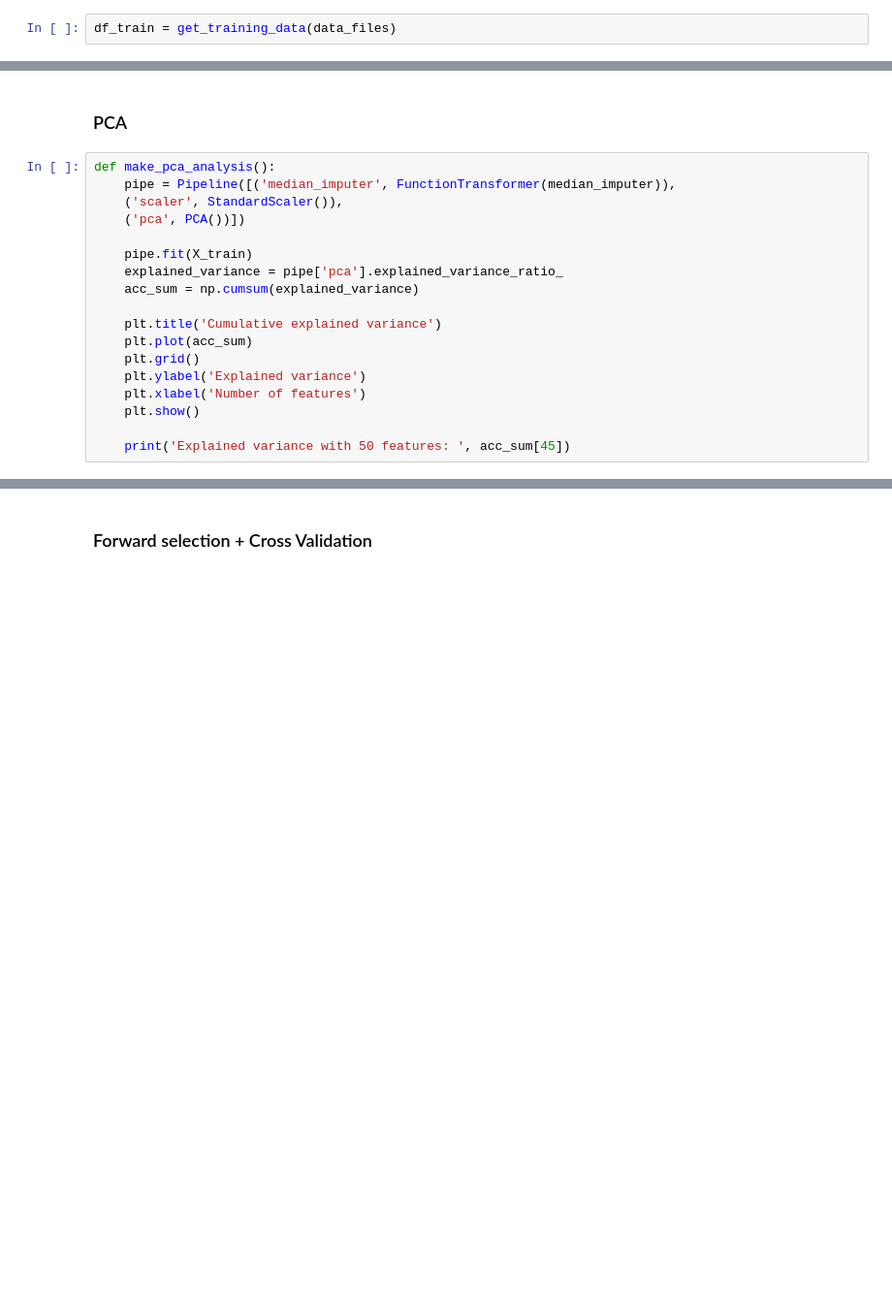
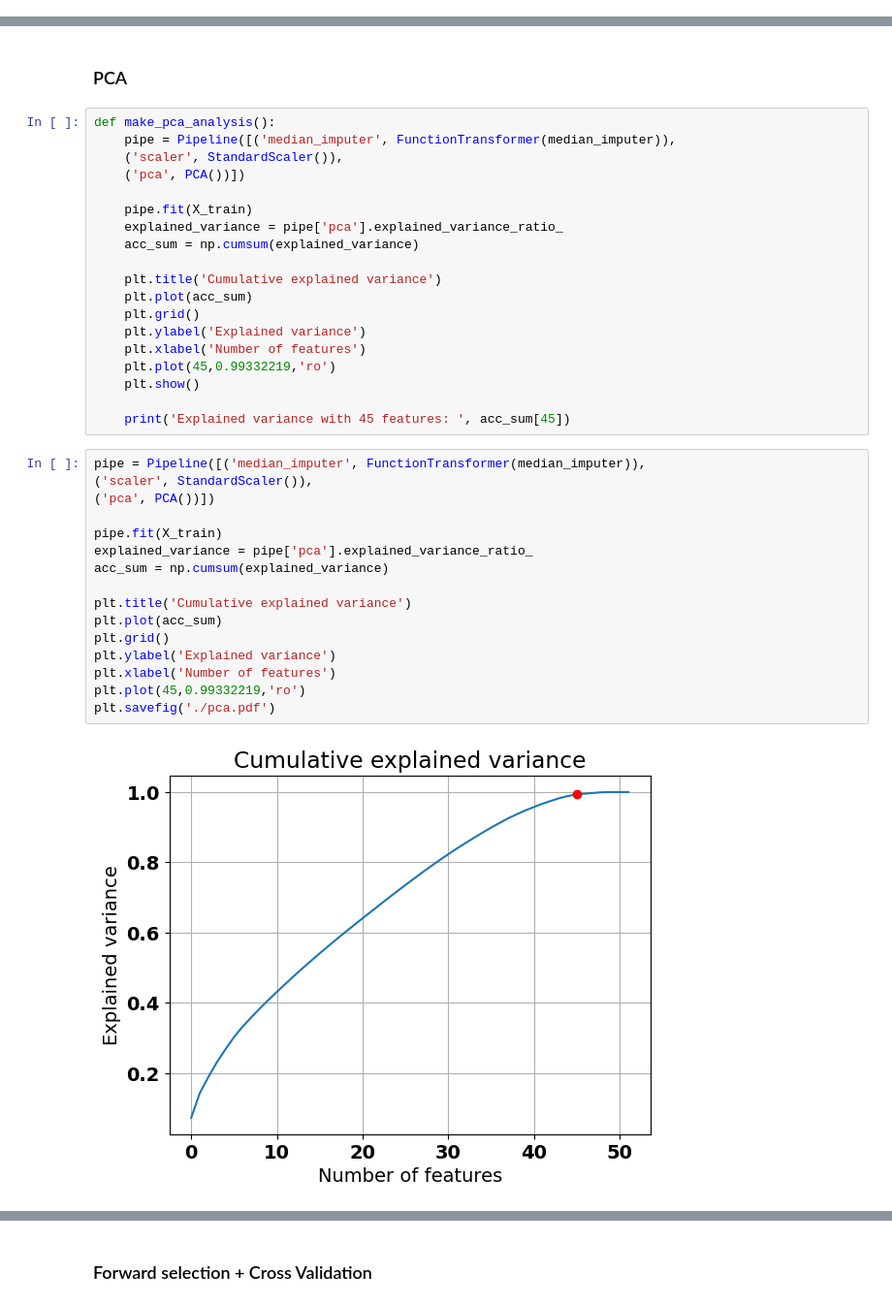
Before and after one commit to jose-melo/airbnb-berlin-price, a Jupyter notebook: src/berlin.ipynb, the cells around one changed output, grey strips where cells are left out. Shown at 97% size. Cells and saved outputs as stored; diff of their text form; blank space fills up the shorter version.

```diff
--- a/src/berlin.ipynb
+++ b/src/berlin.ipynb
@@ -75,7 +84,5 @@ def get_training_data(data_files):
 
     return df_train
-# %%
-df_train = get_training_data(data_files)
 # %% [markdown]
 # Pre processing
 # %% [markdown]
@@ -286,6 +287,25 @@ def make_pca_analysis():
     plt.grid()
     plt.ylabel('Explained variance')
     plt.xlabel('Number of features')
+    plt.plot(45,0.99332219,'ro')
     plt.show()
 
-    print('Explained variance with 50 features: ', acc_sum[45])
+    print('Explained variance with 45 features: ', acc_sum[45])
+# %%
+pipe = Pipeline([('median_imputer', FunctionTransformer(median_imputer)),
+('scaler', StandardScaler()),
+('pca', PCA())])
+
+pipe.fit(X_train)
+explained_variance = pipe['pca'].explained_variance_ratio_
+acc_sum = np.cumsum(explained_variance)
+
+plt.title('Cumulative explained variance')
+plt.plot(acc_sum)
+plt.grid()
+plt.ylabel('Explained variance')
+plt.xlabel('Number of features')
+plt.plot(45,0.99332219,'ro')
+plt.savefig('./pca.pdf')
+# %% [output]
+[figure, added]
```
Also changed, not shown: parts of 18 cells of this notebook, 2 other files.
